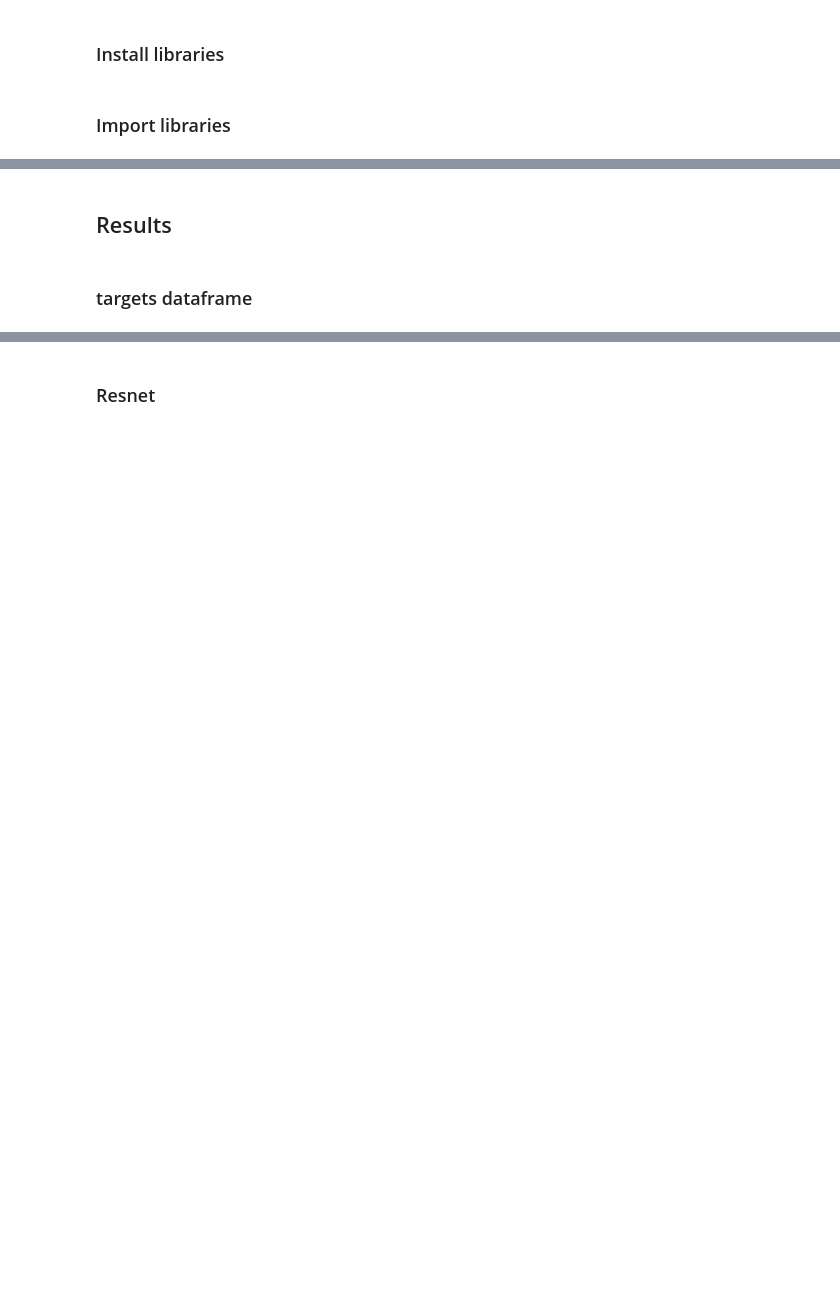
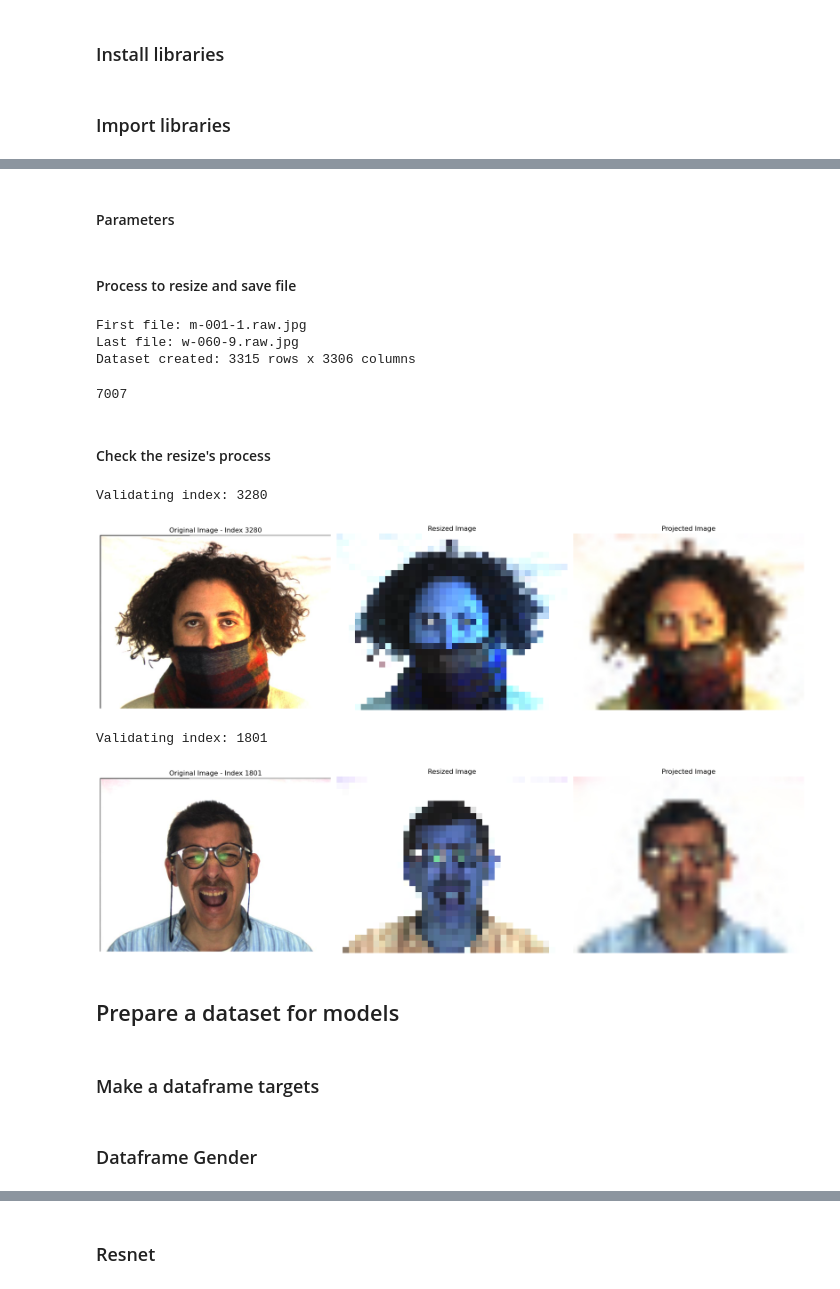
Before and after one commit to renejerez/ubi-master-computer-engineering, a Jupyter notebook: 14469-ML/practical_project_03/_code/_Practical_Project_03_CNN.ipynb, the cells around one changed output, grey strips where cells are left out. Cells and saved outputs as stored; diff of their text form; code cells hidden in the pictures; blank space fills up the shorter version.

```diff
--- a/14469-ML/practical_project_03/_code/_Practical_Project_03_CNN.ipynb
+++ b/14469-ML/practical_project_03/_code/_Practical_Project_03_CNN.ipynb
@@ -108,3 +155,5 @@ from sklearn.metrics import classification_report
+# %% [markdown]
+#### Parameters
 # %%
 input_folder = r'C:\Users\rene_\Downloads\ML\week07\AR'
 output_folder = r'C:\Users\rene_\Downloads\ML\week07\AR_out'
@@ -117,6 +166,8 @@ os.mkdir(output_folder)
 files = os.listdir(input_folder)
 
 proportion = 0.05
+# %% [markdown]
+#### Process to resize and save file
 # %%
 
 ################################################################################################
@@ -226,13 +277,22 @@ for i, elt in enumerate(dataset):
     img = np.reshape(remapped, new_size)
     img = cv2.resize(img, None, fx=1.0 / proportion, fy=1.0 / proportion)
     cv2.imwrite(os.path.join(output_folder, files[i]), img)             # To perceive how much information is kept/lost
+
+gc.collect()
+# %% [output]
+First file: m-001-1.raw.jpg
+Last file: w-060-9.raw.jpg
+Dataset created: 3315 rows x 3306 columns
+7007
+# %% [markdown]
+#### Check the resize's process
 # %%
 ################################################################################################
 #   Validation process with multiple indices
 ################################################################################################
 
 # Set a list of valid indices within the range of files
-validation_indices = [3314, 1800]  # Example indices for validation
+validation_indices = [3280, 1801]  # Example indices for validation
 
 # Loop through each index in the validation list
 for validation_index in validation_indices:
@@ -268,37 +328,42 @@ for validation_index in validation_indices:
 
     # Convert BGR to RGB for matplotlib compatibility
     original_image_rgb = cv2.cvtColor(original_image, cv2.COLOR_BGR2RGB)
     resized_image_rgb = resized_image  # Already compatible
     projected_image_rgb = cv2.cvtColor(projected_image, cv2.COLOR_BGR2RGB)
 
     # Plot the images side by side
     plt.figure(figsize=(18, 9))
 
     # Original image
     plt.subplot(1, 3, 1)
     plt.imshow(original_image_rgb)
     plt.title(f"Original Image - Index {validation_index}")
     plt.axis("off")
 
     # Resized image
     plt.subplot(1, 3, 2)
     plt.imshow(resized_image_rgb)
     plt.title("Resized Image")
     plt.axis("off")
 
     # Projected image
     plt.subplot(1, 3, 3)
     plt.imshow(projected_image_rgb)
     plt.title("Projected Image")
     plt.axis("off")
 
     # Show the plot
     plt.tight_layout()
     plt.show()
+# %% [output]
+Validating index: 3280
+[figure, added]
+Validating index: 1801
+[figure, added]
-# %% [markdown]
-## Results
+# %% [markdown]
+## Prepare a dataset for models
 # %% [markdown]
-### targets dataframe
+### Make a dataframe targets
 # %%
 df['filename'] = files
 df['gender'] = df['filename'].apply(lambda x: x.split('-')[0])  # Extract gender
@@ -306,6 +371,8 @@ df['id'] = df['filename'].apply(lambda x: x.split('-')[1])      # Extract ID
 df['category'] = df['filename'].apply(lambda x: x.split('-')[2].split('.')[0])  # Extract category
 df = df.drop(columns=['filename'], errors='ignore')
 df.to_csv('df_target.csv', index=False)
+# %% [markdown]
+### Dataframe Gender
 # %%
 df_gender = pd.read_csv('df_target.csv', nrows=3000)
 df_gender = df_gender.drop(columns=['filename', 'id', 'category'], errors='ignore')
```
Also changed, not shown: parts of 50 cells of this notebook, 5 other files.
